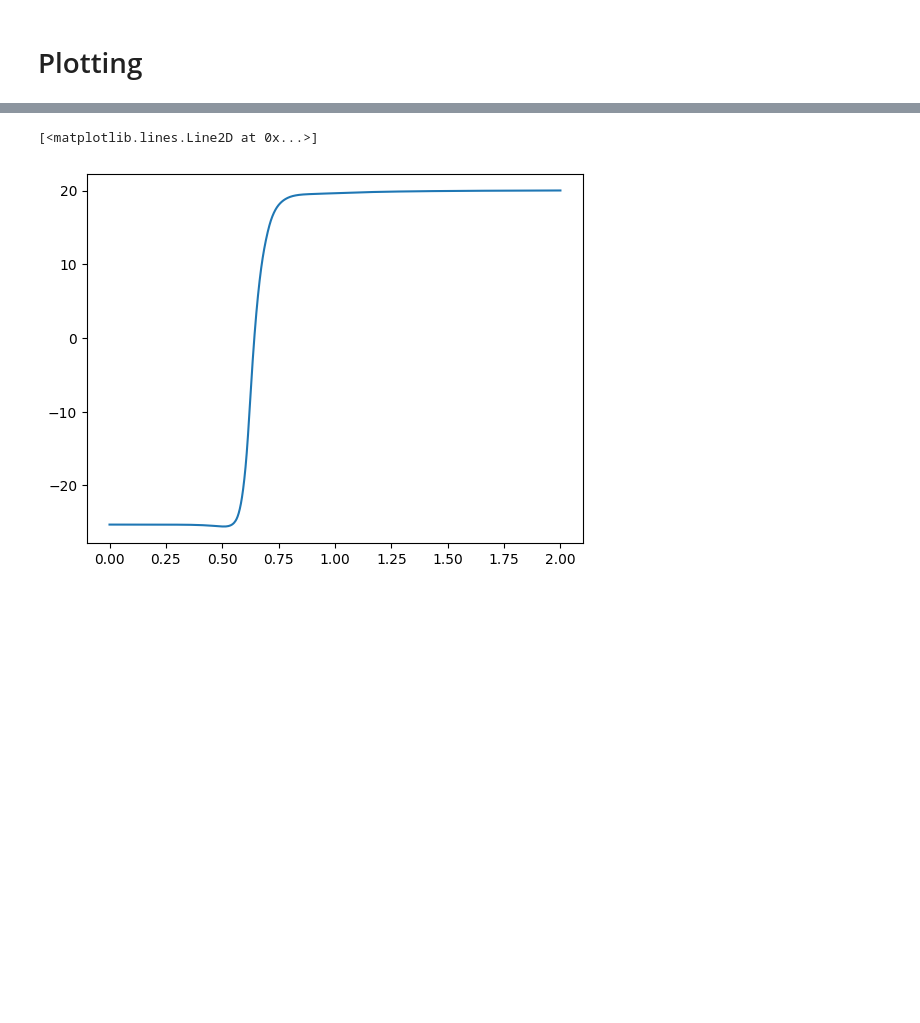
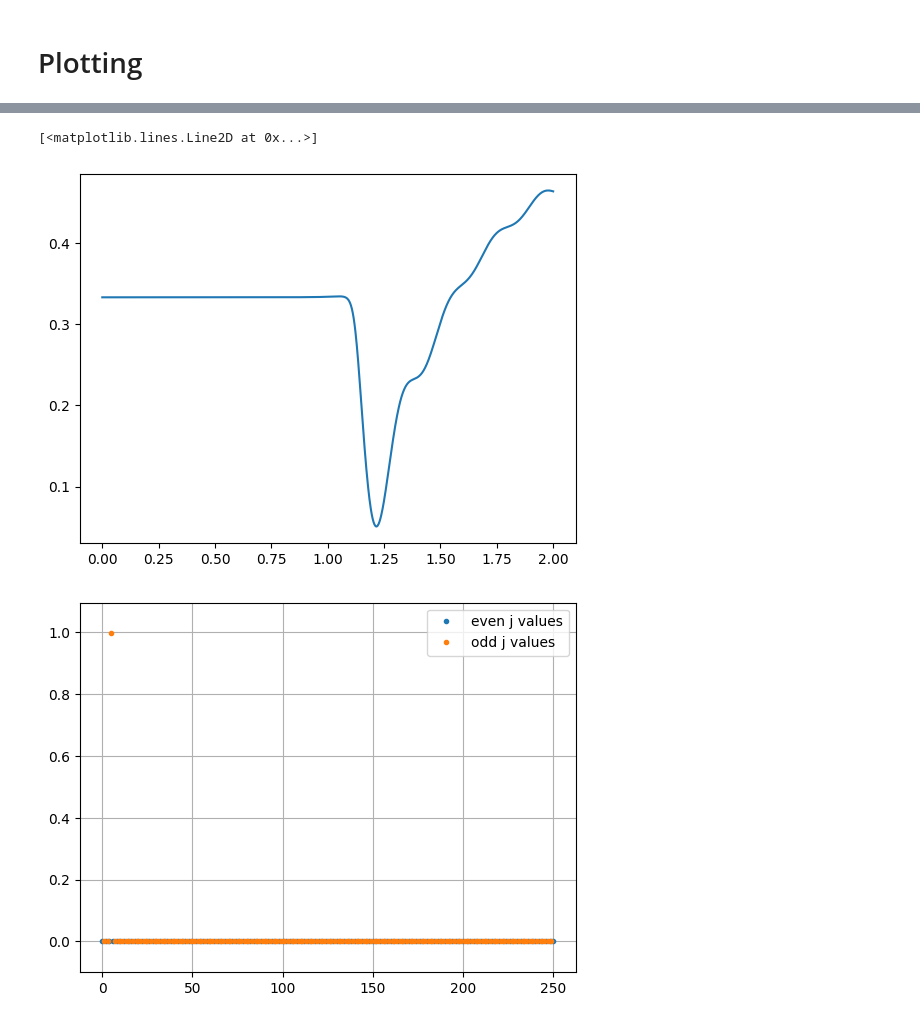
Before and after one commit to AK-Grabowsk3/NeOcs, a Jupyter notebook: analysis/NeOCS_qc_solver.ipynb, the cells around one changed output, grey strips where cells are left out. Saved outputs shown, nothing was run; the diff lists cells and outputs as text; code cells hidden in the pictures; blank space fills up the shorter version.

Commit message:
animation test

```diff
--- a/analysis/NeOCS_qc_solver.ipynb
+++ b/analysis/NeOCS_qc_solver.ipynb
@@ -207,7 +298,41 @@ print( np.sum( rot_prob[-1,20:] ) )
 # %%
-plt.plot( solv.t * au2ps, solv.p )
+plt.plot( solv.t * au2ps, np.abs( solv.alignment ) )
 # plt.xlim( 0, 2 )
 # plt.ylim( 0, 50 )
 # %% [output]
 [<matplotlib.lines.Line2D at 0x...>]
-[figure, old version]
+[figure, new version]
+# %%
+import matplotlib.animation as animation
+
+fig, ax = plt.subplots()
+
+leg_even, = ax.plot( np.arange( 0, l_max + 1, 2 ), rot_prob[0,::2], '.', label = "even j values" )
+leg_odd, = ax.plot( np.arange( 1, l_max + 1, 2 ), rot_prob[0,1::2], '.', label = "odd j values" )
+
+ax.legend()
+ax.grid()
+
+def animate(i):
+
+    t_ind = 500 + i
+
+    leg_even.set_ydata(rot_prob[t_ind,::2])
+    leg_odd.set_ydata(rot_prob[t_ind,1::2])
+
+    max_p = np.max( rot_prob[t_ind] )
+
+    ax.set_ylim( bottom = -0.1 * max_p, top = max_p * 1.1 )
+
+    return leg_even, leg_odd, ax,
+
+ani = animation.FuncAnimation(fig, animate, repeat=False,
+                                    frames=200, interval = 60 )
+
+writer = animation.PillowWriter(fps=30,
+                                metadata=dict(artist='Me'),
+                                bitrate=1800)
+
+ani.save('scatter.gif', writer="pillow")
+# %% [output]
+[figure, added]
```
Also changed, not shown: parts of 10 cells of this notebook, 3 other files.
